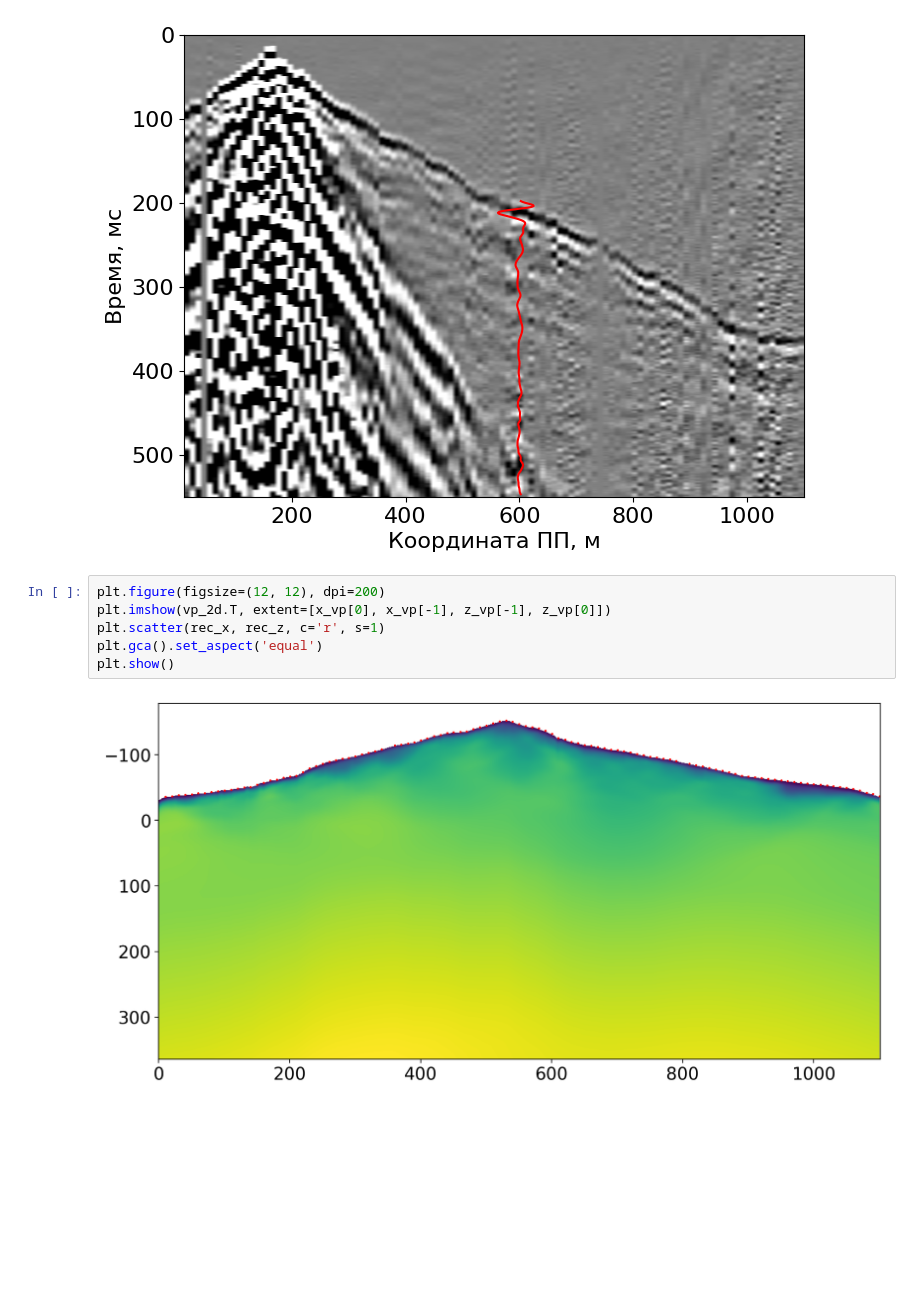
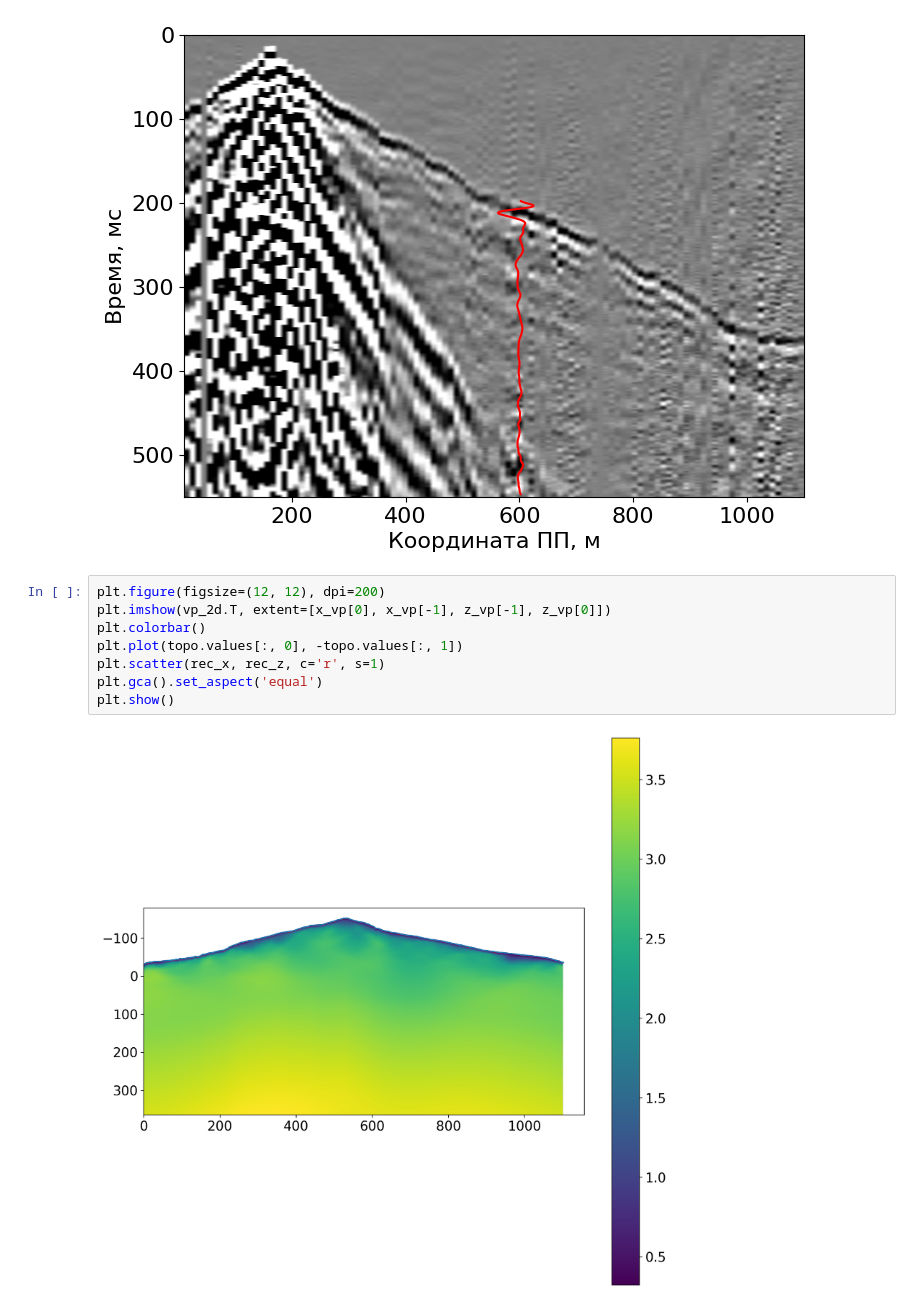
Before and after one commit to AndreyVyaznikovtsev/devito, a Jupyter notebook: examples/seismic/tutorials/23_sochi_forward.ipynb, the cells around one changed output. Drawn from its saved outputs; the diff is of its cells as text; blank space fills up the shorter version.

```diff
--- a/examples/seismic/tutorials/23_sochi_forward.ipynb
+++ b/examples/seismic/tutorials/23_sochi_forward.ipynb
@@ -89,8 +111,10 @@ plt.show()
 # %%
 plt.figure(figsize=(12, 12), dpi=200)
 plt.imshow(vp_2d.T, extent=[x_vp[0], x_vp[-1], z_vp[-1], z_vp[0]])
+plt.colorbar()
+plt.plot(topo.values[:, 0], -topo.values[:, 1])
 plt.scatter(rec_x, rec_z, c='r', s=1)
 plt.gca().set_aspect('equal')
 plt.show()
 # %% [output]
-[figure, old version]
+[figure, new version]
```
Also changed, not shown: parts of 16 cells of this notebook.
